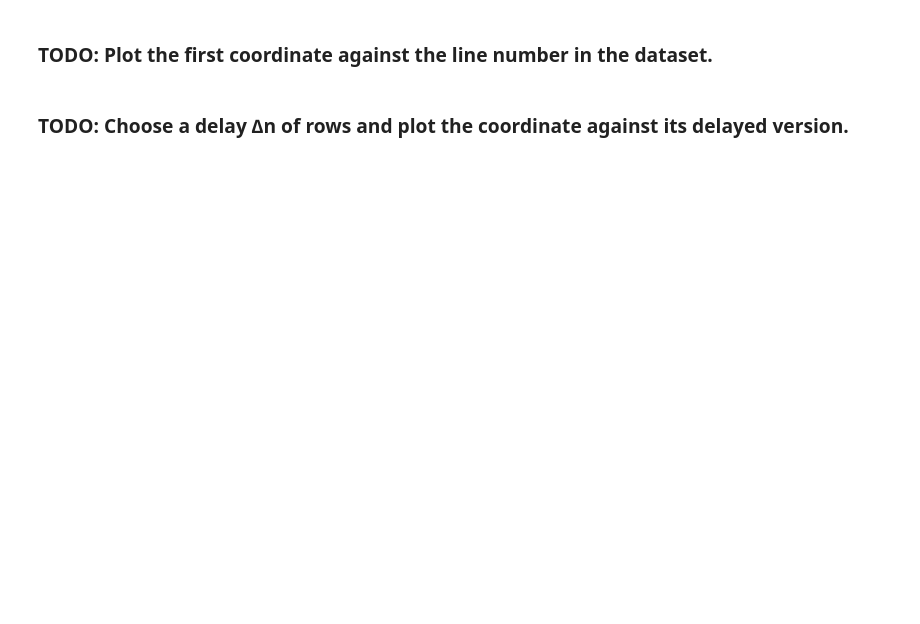
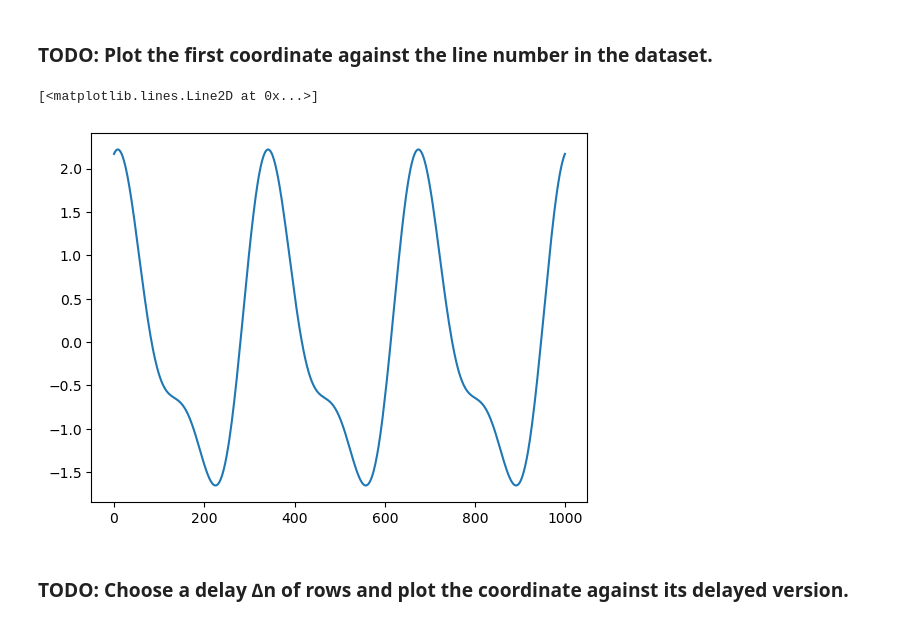
Before and after one commit to Augustin690/learning-dynamical-systems, a Jupyter notebook: src/part2/task4_1.ipynb, the cells around one changed output. Drawn from its saved outputs; the diff is of its cells as text; code cells hidden in the pictures; blank space fills up the shorter version.

```diff
--- a/src/part2/task4_1.ipynb
+++ b/src/part2/task4_1.ipynb
@@ -9,5 +34,11 @@ from utils import *
 # %% [markdown]
 ### TODO: Plot the first coordinate against the line number in the dataset.
+# %%
+time = np.arange(len(X))
+plt.plot(time,X[:,0])
+# %% [output]
+[<matplotlib.lines.Line2D at 0x...>]
+[figure, added]
 # %% [markdown]
 ### TODO: Choose a delay ∆n of rows and plot the coordinate against its delayed version.
 # %%
```
Also changed, not shown: parts of 8 cells of this notebook, 1 other file.
